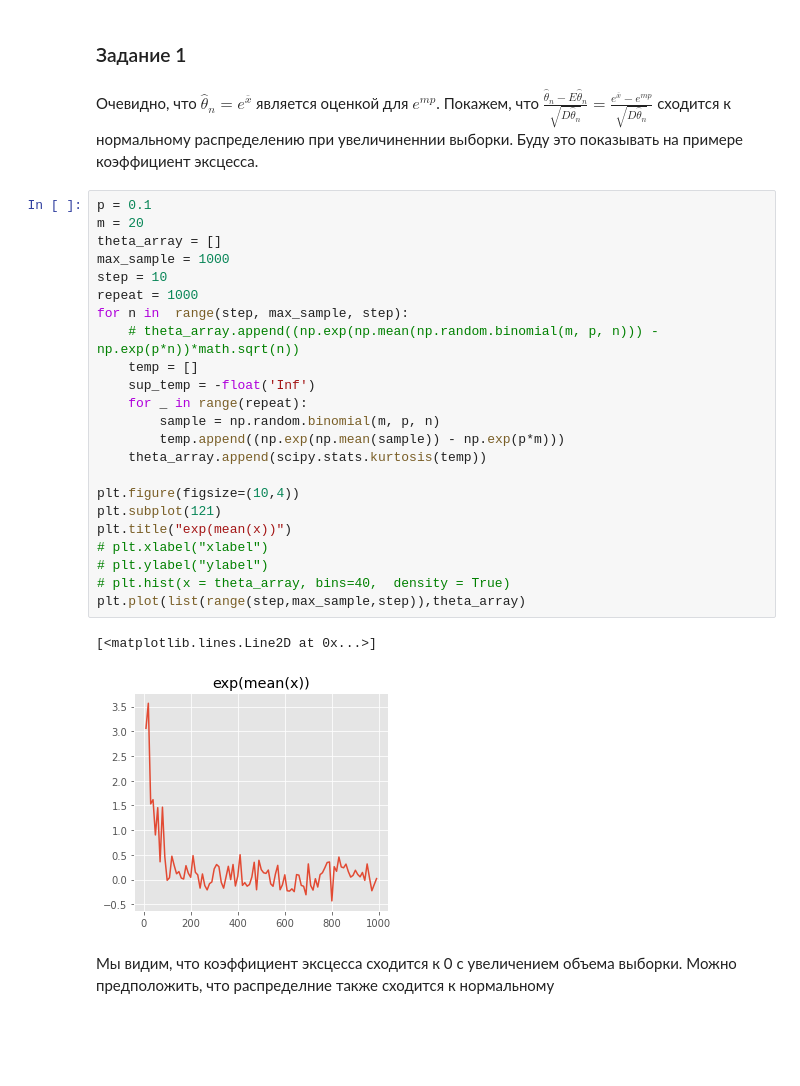
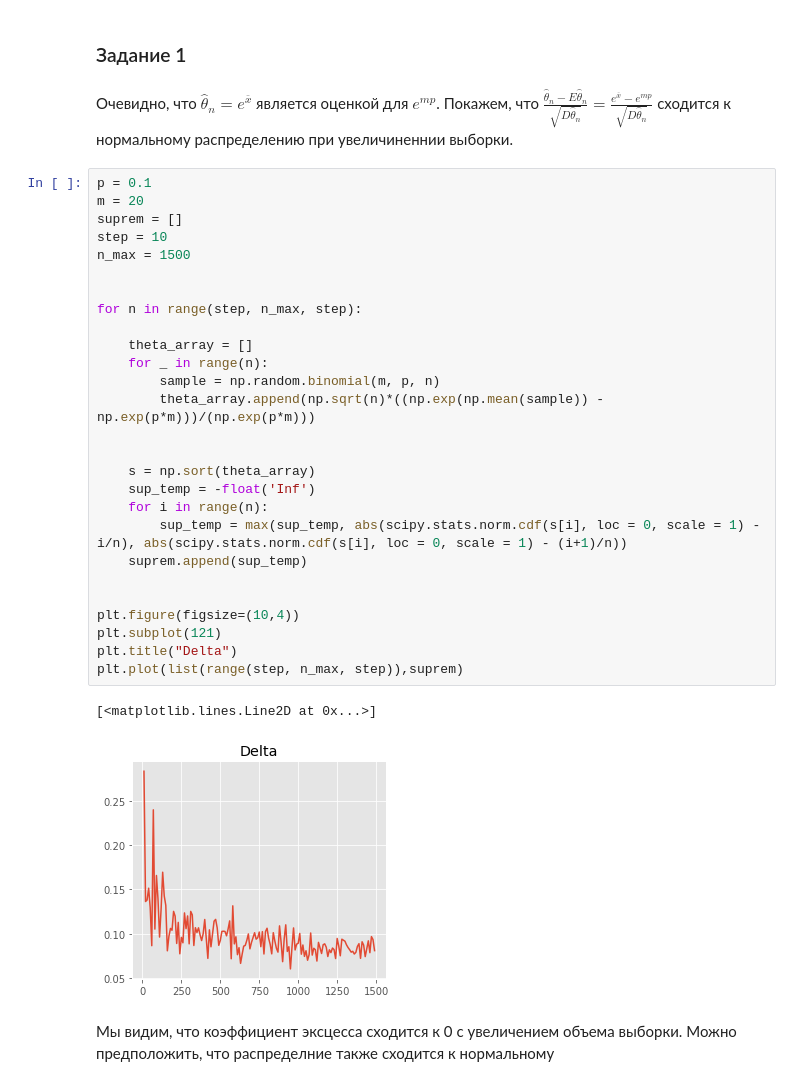
Before and after one commit to vladimirpirogov/hw_stat_IB, a Jupyter notebook: Pirogov_MHW_1.ipynb, the cells around one changed output. Drawn from its saved outputs; the diff is of its cells as text; blank space fills up the shorter version.

```diff
--- a/Pirogov_MHW_1.ipynb
+++ b/Pirogov_MHW_1.ipynb
@@ -25,33 +25,37 @@ matplotlib.style.use('ggplot')
 # %% [markdown]
 ### Задание 1
 # %% [markdown]
-Очевидно, что $\hat{\theta}_n = e^{\overline{x}}$ является оценкой для $e^{mp}$. Покажем, что $\frac{\hat{\theta}_n - E\hat{\theta}_n}{\sqrt{D\hat{\theta}_n}} = \frac{e^{\overline{x}} - e^{mp}}{\sqrt{D\hat{\theta}_n}} $ сходится к нормальному распределению при увеличиненнии выборки. Буду это показывать на примере коэффициент эксцесса.
+Очевидно, что $\hat{\theta}_n = e^{\overline{x}}$ является оценкой для $e^{mp}$. Покажем, что $\frac{\hat{\theta}_n - E\hat{\theta}_n}{\sqrt{D\hat{\theta}_n}} = \frac{e^{\overline{x}} - e^{mp}}{\sqrt{D\hat{\theta}_n}} $ сходится к нормальному распределению при увеличиненнии выборки.
 # %%
 p = 0.1
 m = 20
-theta_array = []
-max_sample = 1000
+suprem = []
 step = 10
-repeat = 1000
-for n in  range(step, max_sample, step):
-    # theta_array.append((np.exp(np.mean(np.random.binomial(m, p, n))) - np.exp(p*n))*math.sqrt(n))
-    temp = []
+n_max = 1500
+
+
+for n in range(step, n_max, step):
+
+    theta_array = []
+    for _ in range(n):
+        sample = np.random.binomial(m, p, n)
+        theta_array.append(np.sqrt(n)*((np.exp(np.mean(sample)) - np.exp(p*m)))/(np.exp(p*m)))
+
+
+    s = np.sort(theta_array)
     sup_temp = -float('Inf')
-    for _ in range(repeat):
-        sample = np.random.binomial(m, p, n)
-        temp.append((np.exp(np.mean(sample)) - np.exp(p*m)))
-    theta_array.append(scipy.stats.kurtosis(temp))
+    for i in range(n):
+        sup_temp = max(sup_temp, abs(scipy.stats.norm.cdf(s[i], loc = 0, scale = 1) - i/n), abs(scipy.stats.norm.cdf(s[i], loc = 0, scale = 1) - (i+1)/n))
+    suprem.append(sup_temp)
+
 
 plt.figure(figsize=(10,4))
 plt.subplot(121)
-plt.title("exp(mean(x))")
-# plt.xlabel("xlabel")
-# plt.ylabel("ylabel")
-# plt.hist(x = theta_array, bins=40,  density = True)
-plt.plot(list(range(step,max_sample,step)),theta_array)
+plt.title("Delta")
+plt.plot(list(range(step, n_max, step)),suprem)
 # %% [output]
 [<matplotlib.lines.Line2D at 0x...>]
-[figure, old version]
+[figure, new version]
 # %% [markdown]
 Мы видим, что коэффициент эксцесса сходится к 0 с увеличением объема выборки. Можно предположить, что распределние также сходится к нормальному
 # %% [markdown]
```
Also changed, not shown: parts of 3 cells of this notebook.
